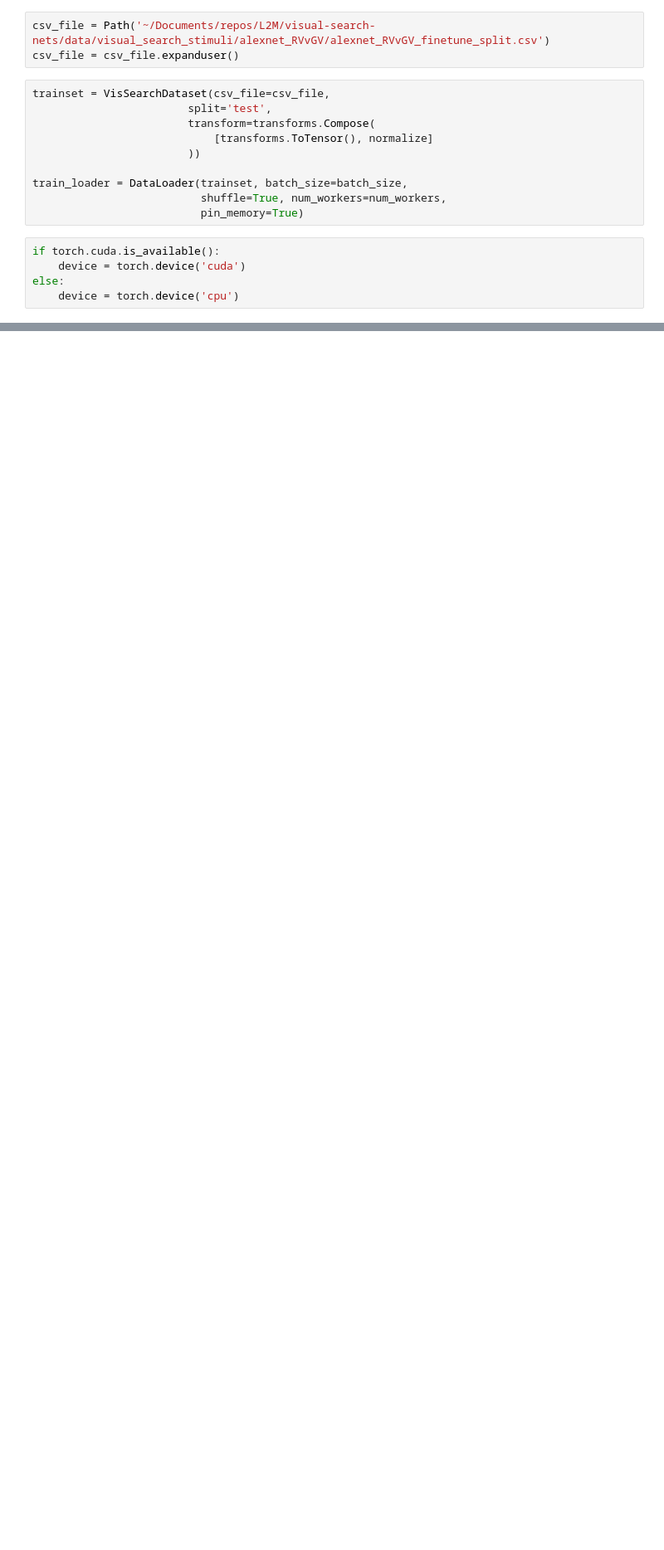
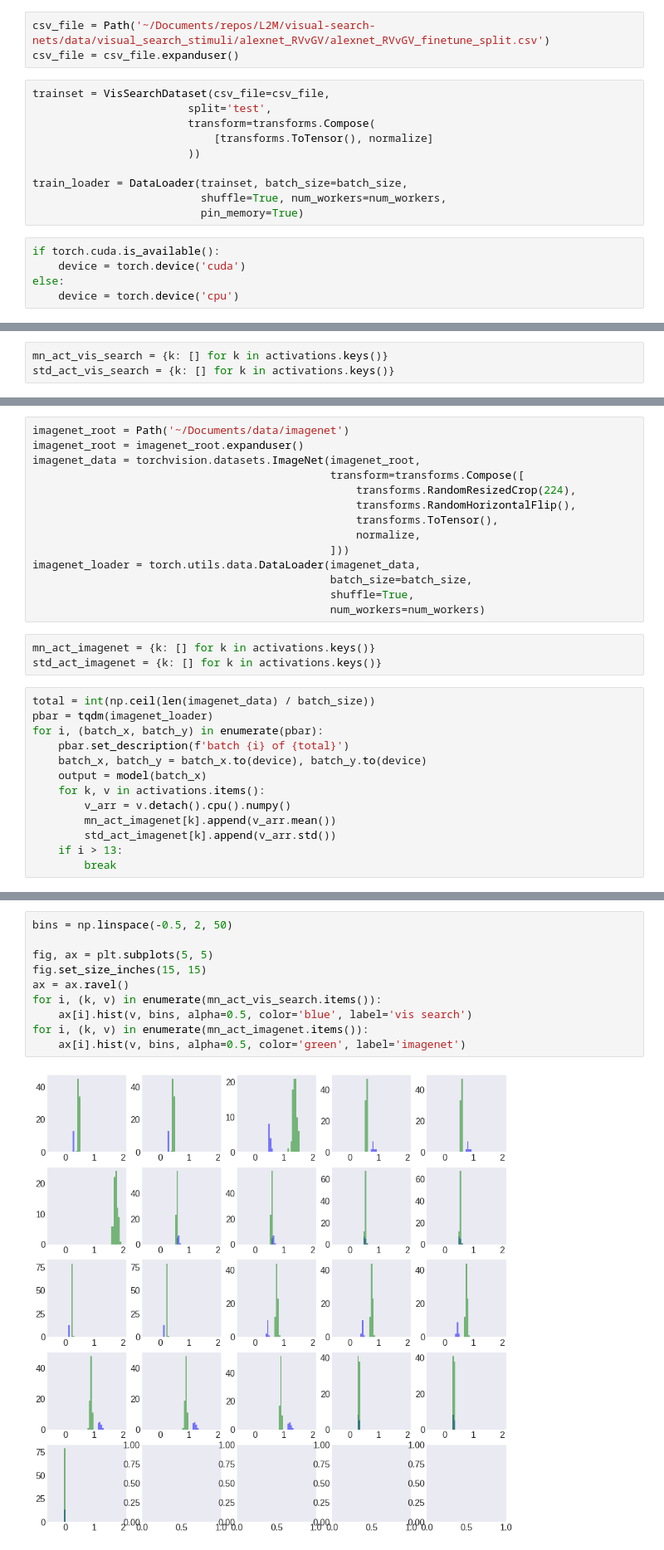
Before and after one commit to NickleDave/visual-search-nets, a Jupyter notebook: docs/notebooks/supp-info/compare-activations.ipynb, the cells around one changed output, grey strips where cells are left out. Shown at 83% size. Saved outputs shown, nothing was run; the diff lists cells and outputs as text; blank space fills up the shorter version.

Commit message:
add compare-activations.ipynb to docs/notebooks/supp-info

```diff
--- a/docs/notebooks/supp-info/compare-activations.ipynb
+++ b/docs/notebooks/supp-info/compare-activations.ipynb
@@ -91,0 +58,3 @@ output = model(batch_x)
+# %%
+mn_act_vis_search = {k: [] for k in activations.keys()}
+std_act_vis_search = {k: [] for k in activations.keys()}
@@ -92,3 +72,33 @@ output = model(batch_x)
+# %%
+imagenet_root = Path('~/Documents/data/imagenet')
+imagenet_root = imagenet_root.expanduser()
+imagenet_data = torchvision.datasets.ImageNet(imagenet_root,
+                                              transform=transforms.Compose([
+                                                  transforms.RandomResizedCrop(224),
+                                                  transforms.RandomHorizontalFlip(),
+                                                  transforms.ToTensor(),
+                                                  normalize,
+                                              ]))
+imagenet_loader = torch.utils.data.DataLoader(imagenet_data,
+                                              batch_size=batch_size,
+                                              shuffle=True,
+                                              num_workers=num_workers)
+# %%
+mn_act_imagenet = {k: [] for k in activations.keys()}
+std_act_imagenet = {k: [] for k in activations.keys()}
+# %%
+total = int(np.ceil(len(imagenet_data) / batch_size))
+pbar = tqdm(imagenet_loader)
+for i, (batch_x, batch_y) in enumerate(pbar):
+    pbar.set_description(f'batch {i} of {total}')
+    batch_x, batch_y = batch_x.to(device), batch_y.to(device)
+    output = model(batch_x)
+    for k, v in activations.items():
+        v_arr = v.detach().cpu().numpy()
+        mn_act_imagenet[k].append(v_arr.mean())
+        std_act_imagenet[k].append(v_arr.std())
+    if i > 13:
+        break
 # %%
 for k, v in activations.items():
     print("mean: ", v.detach().cpu().numpy().mean(), "std: ", v.detach().cpu().numpy().std())
@@ -112,0 +123,12 @@ mean:  -0.00092787744 std:  4.0739326
+# %%
+bins = np.linspace(-0.5, 2, 50)
+
+fig, ax = plt.subplots(5, 5)
+fig.set_size_inches(15, 15)
+ax = ax.ravel()
+for i, (k, v) in enumerate(mn_act_vis_search.items()):
+    ax[i].hist(v, bins, alpha=0.5, color='blue', label='vis search')
+for i, (k, v) in enumerate(mn_act_imagenet.items()):
+    ax[i].hist(v, bins, alpha=0.5, color='green', label='imagenet')
+# %% [output]
+[figure, added]
```
Also changed, not shown: parts of 7 cells of this notebook.
